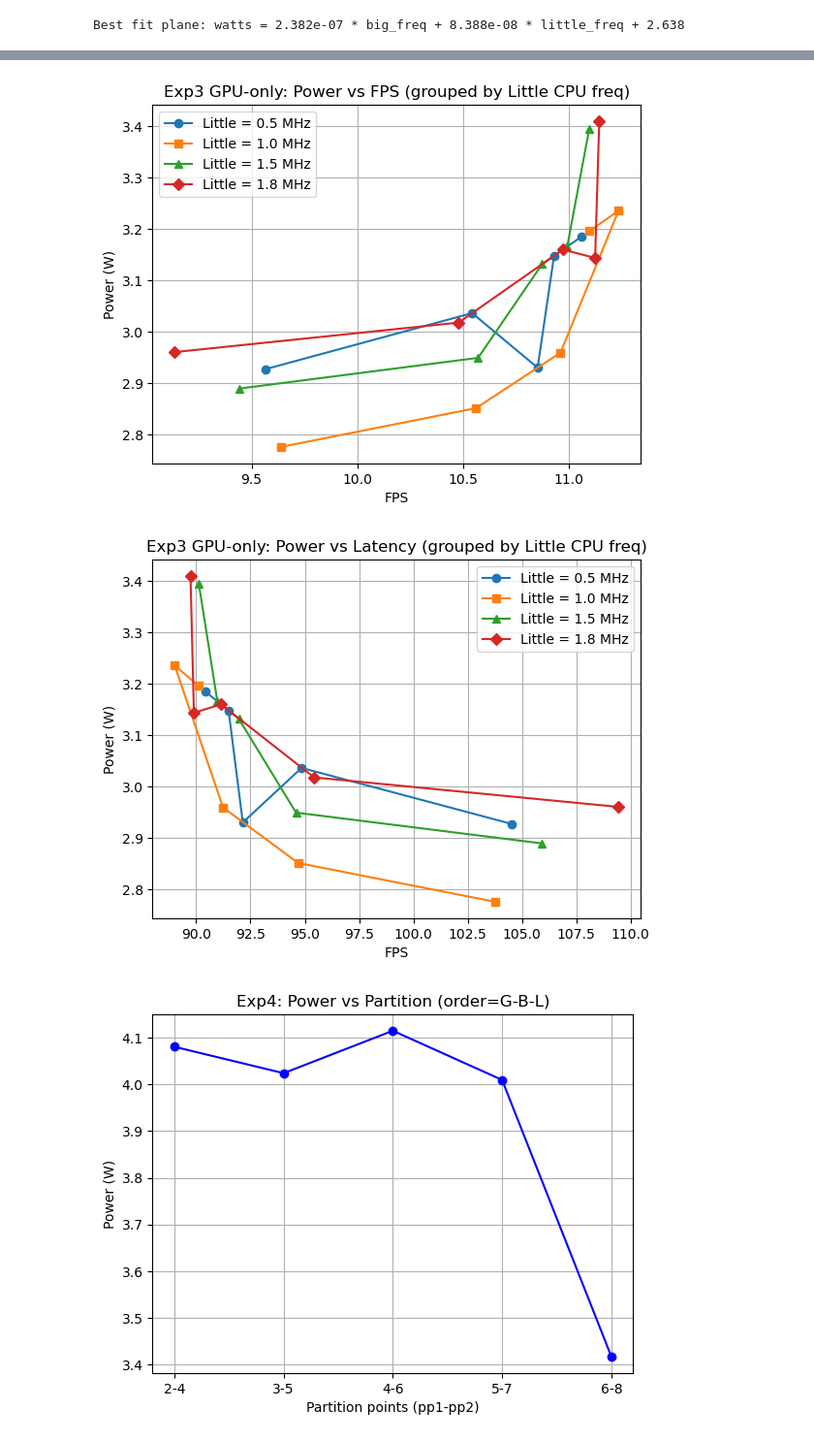
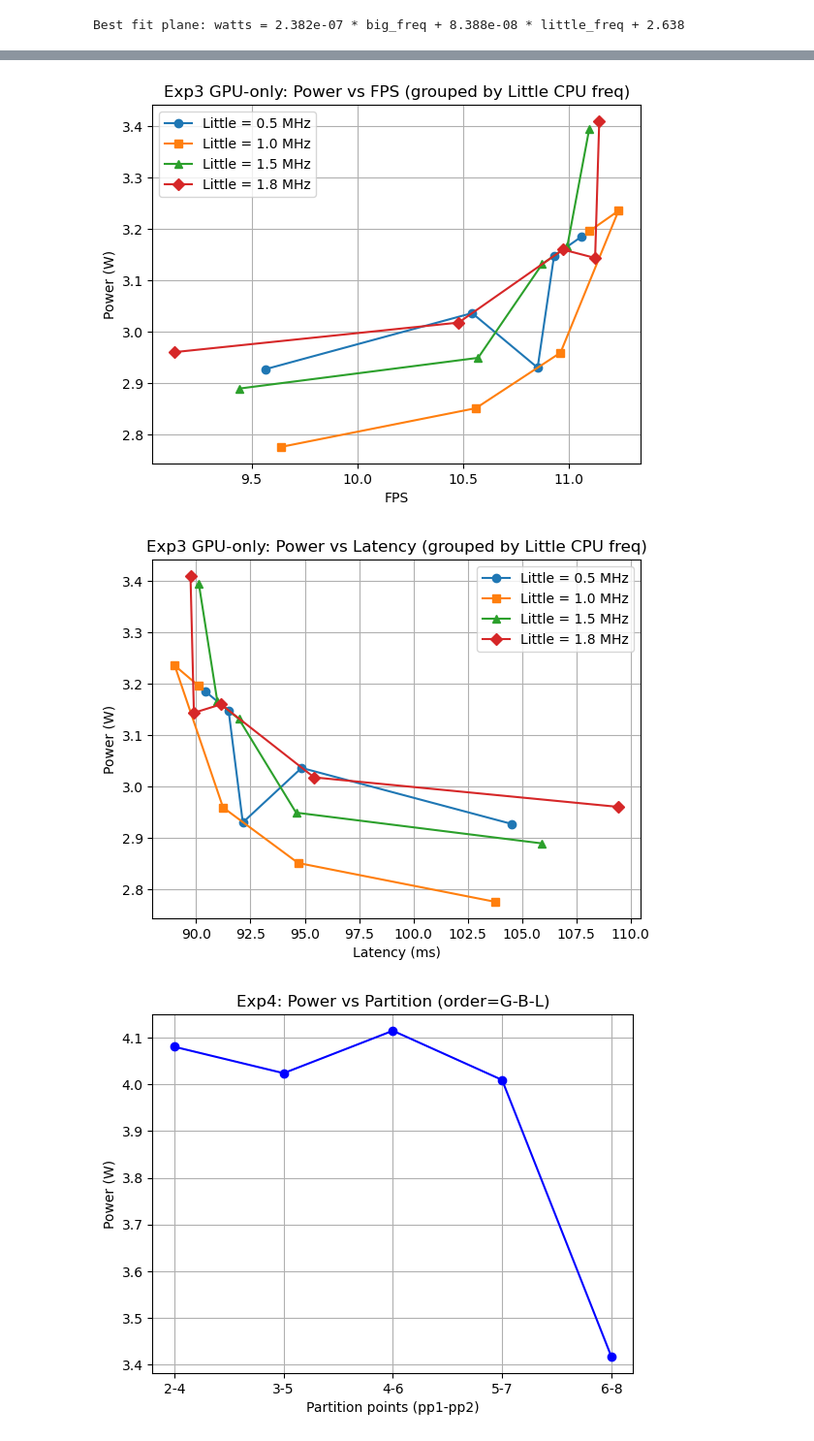
Before and after one commit to ar000001/power-optimization-governor, a Jupyter notebook: experiment_scripts/plot_nb_2.ipynb, the cells around one changed output, grey strips where cells are left out. Shown at 97% size. Cells and saved outputs as stored; diff of their text form; code cells hidden in the pictures.

```diff
--- a/experiment_scripts/plot_nb_2.ipynb
+++ b/experiment_scripts/plot_nb_2.ipynb
@@ -370,35 +568,35 @@ plt.show()
 
 
 # Power vs Latency grouped by little_freq
 markers = ["o", "s", "^", "D", "x", "*"]
 
 plt.figure(figsize=(6.5, 4.8))
 
 for (lf, g), m in zip(data3.groupby("little_freq"), markers):
     g = g.sort_values("big_freq")
     plt.plot(
         g["latency"],
         g["watts"],
         linestyle="-",
         marker=m,
         markersize=6,
         label=f"Little = {lf/1e6:.1f} MHz"
     )
 
 plt.title("Exp3 GPU-only: Power vs Latency (grouped by Little CPU freq)")
-plt.xlabel("FPS")
+plt.xlabel("Latency (ms)")
 plt.ylabel("Power (W)")
 plt.legend()
 plt.grid(True)
 
 plt.show()
 # %% [output]
 Best fit plane: watts = 2.382e-07 * big_freq + 8.388e-08 * little_freq + 2.638
 [figure]
 [figure]
 [figure]
 [figure]
-[figure, old version]
+[figure, new version]
 # %%
 # EXPERIMENT 4
 
```
Also changed, not shown: parts of 3 cells of this notebook.
